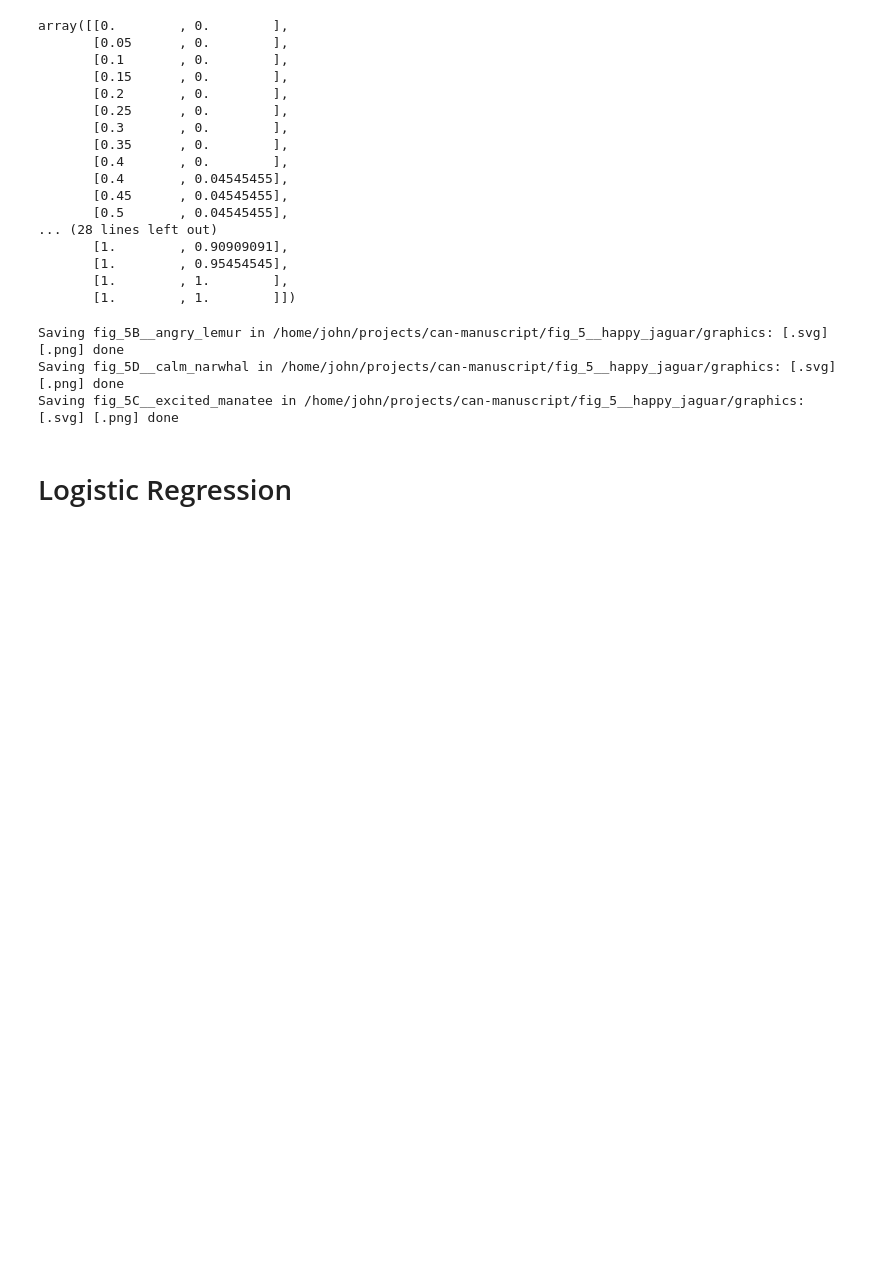
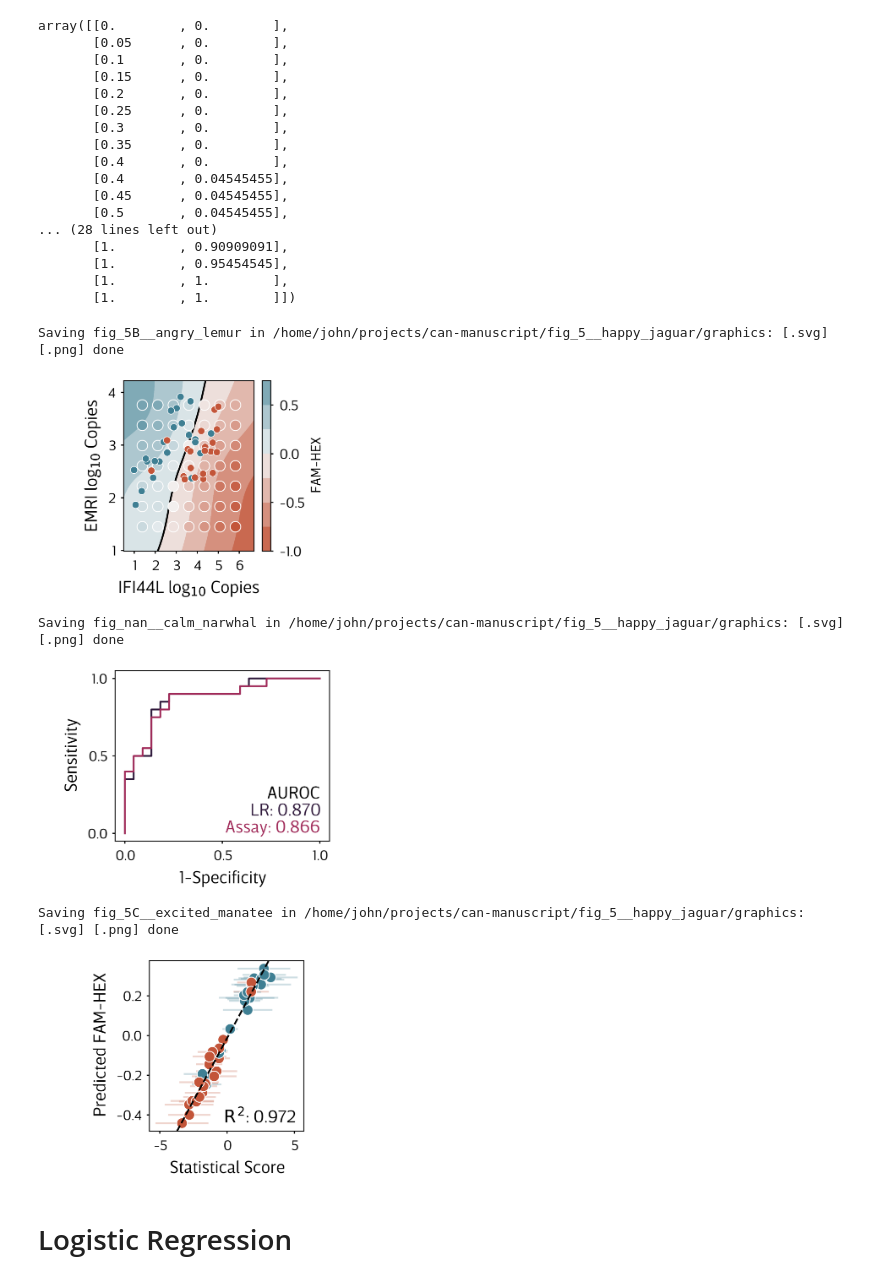
Before and after one commit to JohnGoertz/can-manuscript, a Jupyter notebook: fig_5__happy_jaguar/code/fig_5__happy_jaguar__febrile_signature_experimental.ipynb, the cells around one changed output. Drawn from its saved outputs; the diff is of its cells as text; code cells hidden in the pictures; blank space fills up the shorter version.

Commit message:
Make happy jaguar fig fixes

```diff
--- a/fig_5__happy_jaguar/code/fig_5__happy_jaguar__febrile_signature_experimental.ipynb
+++ b/fig_5__happy_jaguar/code/fig_5__happy_jaguar__febrile_signature_experimental.ipynb
@@ -35,7 +35,7 @@ from utils import savefig
 # %% [markdown]
 # Figure Formatting
 # %%
-width = 1.725
+width = 2.365
 height = 1.75
 figsize = (width, height)
 ticklabelsize = 6
@@ -140,21 +139,25 @@ fig, ax = plt.subplots(1, 1, figsize=figsize)
 obj.set_limits(pad=0.1)
 obj.predict()
 pp = gmb.ParrayPlotter(
-    x=obj.IFI44L_grid, y=obj.EMRI_grid, z=(obj.sig + 3 * obj.vshift) / obj.scale
+    x=obj.IFI44L_grid,
+    y=obj.EMRI_grid,
+    z=obj.sig,  # (obj.sig + 3 * obj.vshift) / obj.scale
 )
 pp(plt.contourf, cmap=obj.cmap, norm=mpl.colors.CenteredNorm(), zorder=-10)
-cbar = pp.colorbar(ax=ax)  # , ticks=[-1, -0.5, 0, 0.5, 1])
+cbar = pp.colorbar(ax=ax, ticks=[-1, -0.5, 0, 0.5, 1])
 pp(plt.contour, levels=0, colors="k", norm=mpl.colors.CenteredNorm(), zorder=-5)
-cbar.set_label("FAM-HEX", fontsize=8)
-cbar.set_label("")
+# cbar.set_label("")
 cbar.ax.tick_params(labelsize=8)
 obj.plot_observations(ax=ax, s=6**2)
 obj.plot_patients(ax=ax, s=4**2)
 ax.set_xticks([1, 2, 3, 4, 5, 6])
-format_fig(fig, mar_l=0.325, mar_r=0.075)
+ax.set_ylabel('EMRI log$_{10}$ Copies')
+ax.set_xlabel('IFI44L log$_{10}$ Copies')
+cbar.set_label("FAM-HEX", fontsize=8)
+format_fig(fig, figsize=figsize, mar_b=0.5, mar_l=0.5, mar_r=0.3)
 
 
-savefig(fig, alias="angry_lemur")
+savefig(fig, alias="angry_lemur", display_width_inches=0.5)
 
 fig, ax = plt.subplots(1, 1, figsize=figsize)
 LR_color = "#2F193B"
@@ -165,39 +168,43 @@ ax.plot(fpr_values, tpr_values, color=LR_color)
 ax.set_ylabel("Sensitivity")
 ax.set_xlabel("1-Specificity")
 ax.set_xticks([0, 0.5, 1])
 ax.set_yticks([0, 0.5, 1])
-format_fig(fig, mar_l=0.45)
+format_fig(fig, figsize=figsize, mar_b=0.5, mar_l=0.45)
 
 obj.plot_roc(ax=ax, color=CAN_color)
 obj.roc["m"] = np.array(obj.roc["m"])
 xl, yl = ax.get_xlim(), ax.get_ylim()
 
 xy = (np.diff(xl) * 0.95 + xl[0], np.diff(yl) * 0.25 + yl[0])
 ax.annotate("AUROC", xy=xy, ha="right", color="k")
 
 xy = (np.diff(xl) * 0.95 + xl[0], np.diff(yl) * 0.15 + yl[0])
 ax.annotate(f"LR: {LR_auroc:0.3f}", xy=xy, ha="right", color=LR_color)
 
 xy = (np.diff(xl) * 0.95 + xl[0], np.diff(yl) * 0.05 + yl[0])
 ax.annotate(f'Assay: {obj.auroc("m"):0.3f}', xy=xy, ha="right", color=CAN_color)
 
-savefig(fig, alias="calm_narwhal")
+savefig(fig, alias="calm_narwhal", display_width_inches=0.5)
 
 fig, ax = plt.subplots(1, 1, figsize=figsize)
 obj.plot_comparison(
     ax=ax, scatter_kws={"s": 6**2}, line_kws={"alpha": 0.25, "zorder": -1}
 )
+ax.set_ylabel("Predicted FAM-HEX")
 xl, yl = ax.get_xlim(), ax.get_ylim()
 xy = (np.diff(xl) * 0.95 + xl[0], np.diff(yl) * 0.05 + yl[0])
 ax.annotate(f"$R^2$: {obj.reg.rvalue**2:0.3f}", xy=xy, ha="right")
-format_fig(fig)
+format_fig(fig, figsize=figsize, mar_b=0.5, mar_l=0.65, mar_r=0.2)
 
 
-savefig(fig, alias="excited_manatee")
+savefig(fig, alias="excited_manatee", display_width_inches=0.5)
 # %% [output]
 Saving fig_5B__angry_lemur in /home/john/projects/can-manuscript/fig_5__happy_jaguar/graphics: [.svg] [.png] done
-Saving fig_5D__calm_narwhal in /home/john/projects/can-manuscript/fig_5__happy_jaguar/graphics: [.svg] [.png] done
-Saving fig_5C__excited_manatee in /home/john/projects/can-manuscript/fig_5__happy_jaguar/graphics: [.svg] [.png] done
+[figure, added]
+Saving fig_nan__calm_narwhal in /home/john/projects/can-manuscript/fig_5__happy_jaguar/graphics: [.svg] [.png] done
+[figure, added]
+Saving fig_5C__excited_manatee in /home/john/projects/can-manuscript/fig_5__happy_jaguar/graphics: [.svg] [.png] done
+[figure, added]
 # %% [markdown]
 # Logistic Regression
 # %%
```
Also changed, not shown: parts of 15 cells of this notebook, 26 other files.
